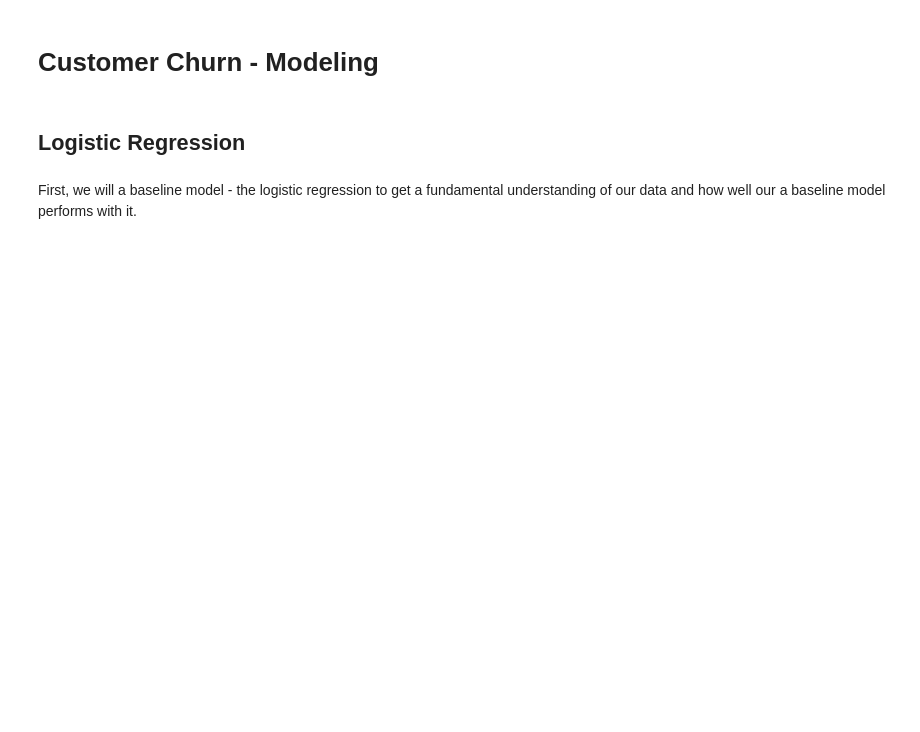
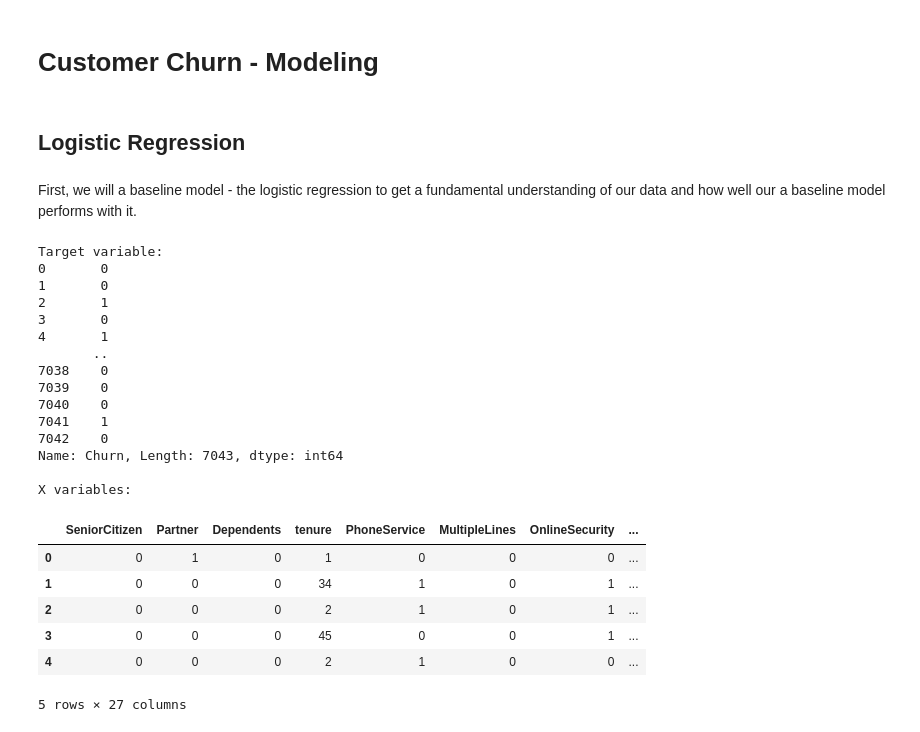
Before and after one commit to jacktorrealba/customer-churn, a Jupyter notebook: notebooks/04_modeling.ipynb, the cells around one changed output. Cells and saved outputs as stored; diff of their text form; code cells hidden in the pictures; blank space fills up the shorter version.

```diff
--- a/notebooks/04_modeling.ipynb
+++ b/notebooks/04_modeling.ipynb
@@ -17,11 +26,40 @@ df = pd.read_csv('data/processed/customer_churn_clean.csv')
 # %%
 # split into x and y variables
 
 # target variable - churn
 y = df['Churn']
 
 # x variables
 X = df.drop(columns='Churn')
+
+print("\nTarget variable:")
+print(y)
+
+print("\nX variables:")
+X.head()
+# %% [output]
+Target variable:
+0       0
+1       0
+2       1
+3       0
+4       1
+       ..
+7038    0
+7039    0
+7040    0
+7041    1
+7042    0
+Name: Churn, Length: 7043, dtype: int64
+
+X variables:
+|  | SeniorCitizen | Partner | Dependents | tenure | PhoneService | MultipleLines | OnlineSecurity | ... |
+| 0 | 0 | 1 | 0 | 1 | 0 | 0 | 0 | ... |
+| 1 | 0 | 0 | 0 | 34 | 1 | 0 | 1 | ... |
+| 2 | 0 | 0 | 0 | 2 | 1 | 0 | 1 | ... |
+| 3 | 0 | 0 | 0 | 45 | 0 | 0 | 1 | ... |
+| 4 | 0 | 0 | 0 | 2 | 1 | 0 | 0 | ... |
+5 rows × 27 columns
 # %%
 # split the data
 X_train, X_test, y_train, y_test = train_test_split(X,y, test_size=0.2, random_state=23)
```
Also changed, not shown: parts of 17 cells of this notebook, 1 other file.
